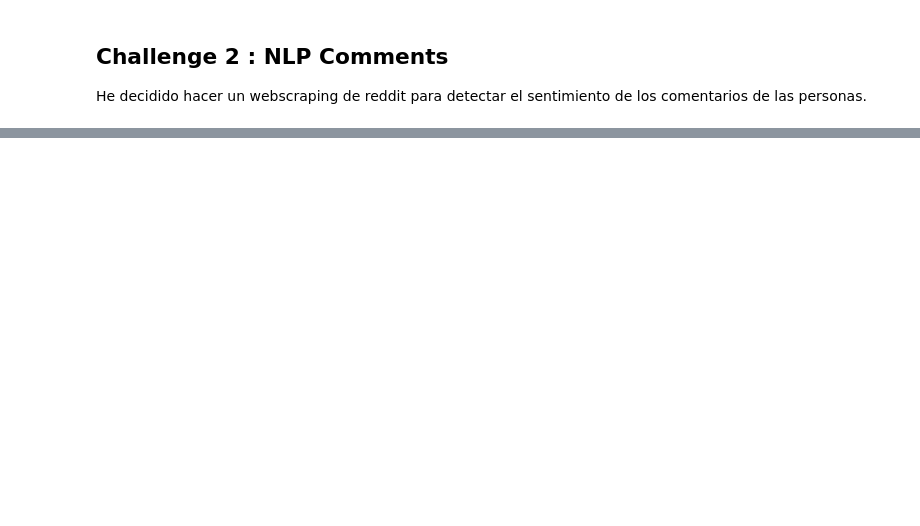
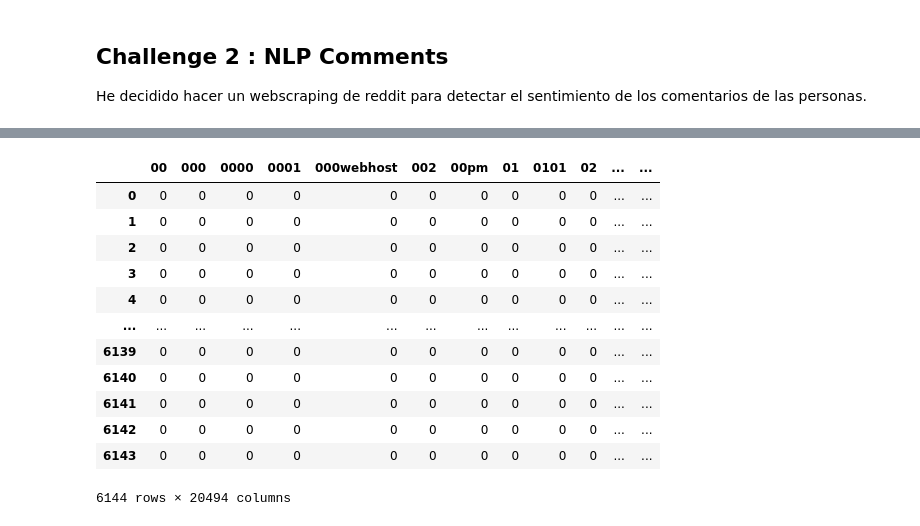
Before and after one commit to fernandofloresg/ProgramacionII, a Jupyter notebook: Challenges/02 - NLP Comments/nlp.ipynb, the cells around one changed output, grey strips where cells are left out. Cells and saved outputs as stored; diff of their text form; code cells hidden in the pictures; blank space fills up the shorter version.

```diff
--- a/Challenges/02 - NLP Comments/nlp.ipynb
+++ b/Challenges/02 - NLP Comments/nlp.ipynb
@@ -46,0 +5,7 @@ Nube de fuego creo que es el nombre coloquial.
+# %%
+import pandas as pd
+
+data = pd.read_json("./comments.json")
+
+comments = data["body"]
+print(comments)
@@ -46,0 +35,11 @@ Nube de fuego creo que es el nombre coloquial.
+# %%
+# import and instantiatea CountVectorizer (with the default parameters)
+from sklearn.feature_extraction.text import CountVectorizer
+
+vect = CountVectorizer()
+
+# learn the 'vocabulary' of the training data (occurs in-place)
+vect.fit(comments)
+
+# examine the fitted vocabulary
+vect.get_feature_names_out()
@@ -46,0 +48,4 @@ Nube de fuego creo que es el nombre coloquial.
+# %%
+# transform training data into a 'document-term matrix'
+dtm = vect.transform(comments)
+dtm
@@ -46,0 +66,17 @@ Nube de fuego creo que es el nombre coloquial.
+# %%
+# examine the vocabulary and document-term matrix together
+pd.DataFrame(dtm.toarray(), columns=vect.get_feature_names_out())
+# %% [output]
+|  | 00 | 000 | 0000 | 0001 | 000webhost | 002 | 00pm | 01 | 0101 | 02 | ... | ... |
+| 0 | 0 | 0 | 0 | 0 | 0 | 0 | 0 | 0 | 0 | 0 | ... | ... |
+| 1 | 0 | 0 | 0 | 0 | 0 | 0 | 0 | 0 | 0 | 0 | ... | ... |
+| 2 | 0 | 0 | 0 | 0 | 0 | 0 | 0 | 0 | 0 | 0 | ... | ... |
+| 3 | 0 | 0 | 0 | 0 | 0 | 0 | 0 | 0 | 0 | 0 | ... | ... |
+| 4 | 0 | 0 | 0 | 0 | 0 | 0 | 0 | 0 | 0 | 0 | ... | ... |
+| ... | ... | ... | ... | ... | ... | ... | ... | ... | ... | ... | ... | ... |
+| 6139 | 0 | 0 | 0 | 0 | 0 | 0 | 0 | 0 | 0 | 0 | ... | ... |
+| 6140 | 0 | 0 | 0 | 0 | 0 | 0 | 0 | 0 | 0 | 0 | ... | ... |
+| 6141 | 0 | 0 | 0 | 0 | 0 | 0 | 0 | 0 | 0 | 0 | ... | ... |
+| 6142 | 0 | 0 | 0 | 0 | 0 | 0 | 0 | 0 | 0 | 0 | ... | ... |
+| 6143 | 0 | 0 | 0 | 0 | 0 | 0 | 0 | 0 | 0 | 0 | ... | ... |
+6144 rows × 20494 columns
```
Also changed, not shown: parts of 22 cells of this notebook, 2 other files.
